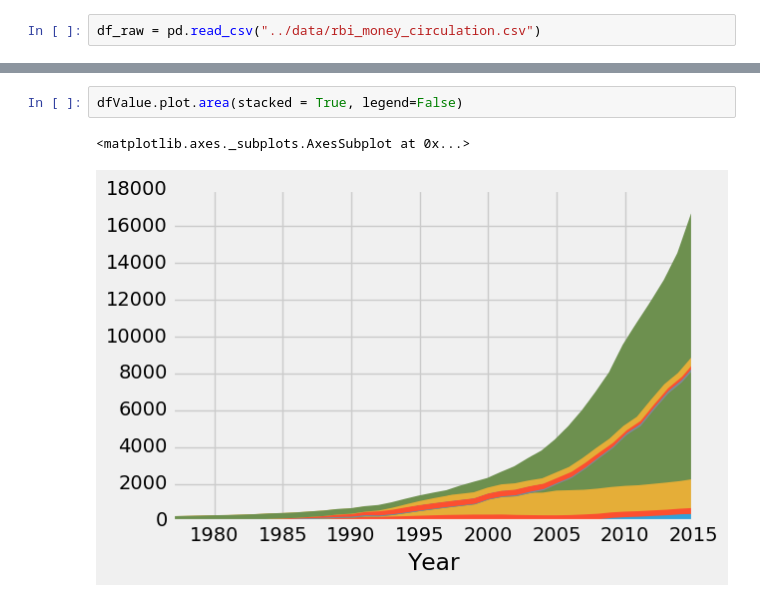
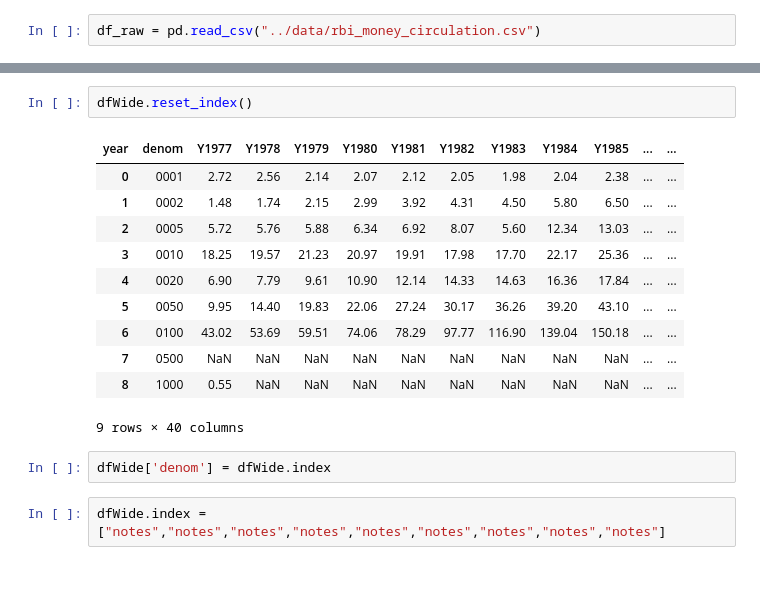
Before and after one commit to amitkaps/indiavis, a Jupyter notebook: notebooks/money.ipynb, the cells around one changed output, grey strips where cells are left out. Drawn from its saved outputs; the diff is of its cells as text; blank space fills up the shorter version.

```diff
--- a/notebooks/money.ipynb
+++ b/notebooks/money.ipynb
@@ -112,5 +140,18 @@ dfValue.head()
-# %%
-dfValue.plot.area(stacked = True, legend=False)
-# %% [output]
-<matplotlib.axes._subplots.AxesSubplot at 0x...>
-[figure, removed]
+# %%
+dfWide.reset_index()
+# %% [output]
+| year | denom | Y1977 | Y1978 | Y1979 | Y1980 | Y1981 | Y1982 | Y1983 | Y1984 | Y1985 | ... | ... |
+| 0 | 0001 | 2.72 | 2.56 | 2.14 | 2.07 | 2.12 | 2.05 | 1.98 | 2.04 | 2.38 | ... | ... |
+| 1 | 0002 | 1.48 | 1.74 | 2.15 | 2.99 | 3.92 | 4.31 | 4.50 | 5.80 | 6.50 | ... | ... |
+| 2 | 0005 | 5.72 | 5.76 | 5.88 | 6.34 | 6.92 | 8.07 | 5.60 | 12.34 | 13.03 | ... | ... |
+| 3 | 0010 | 18.25 | 19.57 | 21.23 | 20.97 | 19.91 | 17.98 | 17.70 | 22.17 | 25.36 | ... | ... |
+| 4 | 0020 | 6.90 | 7.79 | 9.61 | 10.90 | 12.14 | 14.33 | 14.63 | 16.36 | 17.84 | ... | ... |
+| 5 | 0050 | 9.95 | 14.40 | 19.83 | 22.06 | 27.24 | 30.17 | 36.26 | 39.20 | 43.10 | ... | ... |
+| 6 | 0100 | 43.02 | 53.69 | 59.51 | 74.06 | 78.29 | 97.77 | 116.90 | 139.04 | 150.18 | ... | ... |
+| 7 | 0500 | NaN | NaN | NaN | NaN | NaN | NaN | NaN | NaN | NaN | ... | ... |
+| 8 | 1000 | 0.55 | NaN | NaN | NaN | NaN | NaN | NaN | NaN | NaN | ... | ... |
+9 rows × 40 columns
+# %%
+dfWide['denom'] = dfWide.index
+# %%
+dfWide.index = ["notes","notes","notes","notes","notes","notes","notes","notes","notes"]
```
Also changed, not shown: parts of 37 cells of this notebook, 40 other files.
